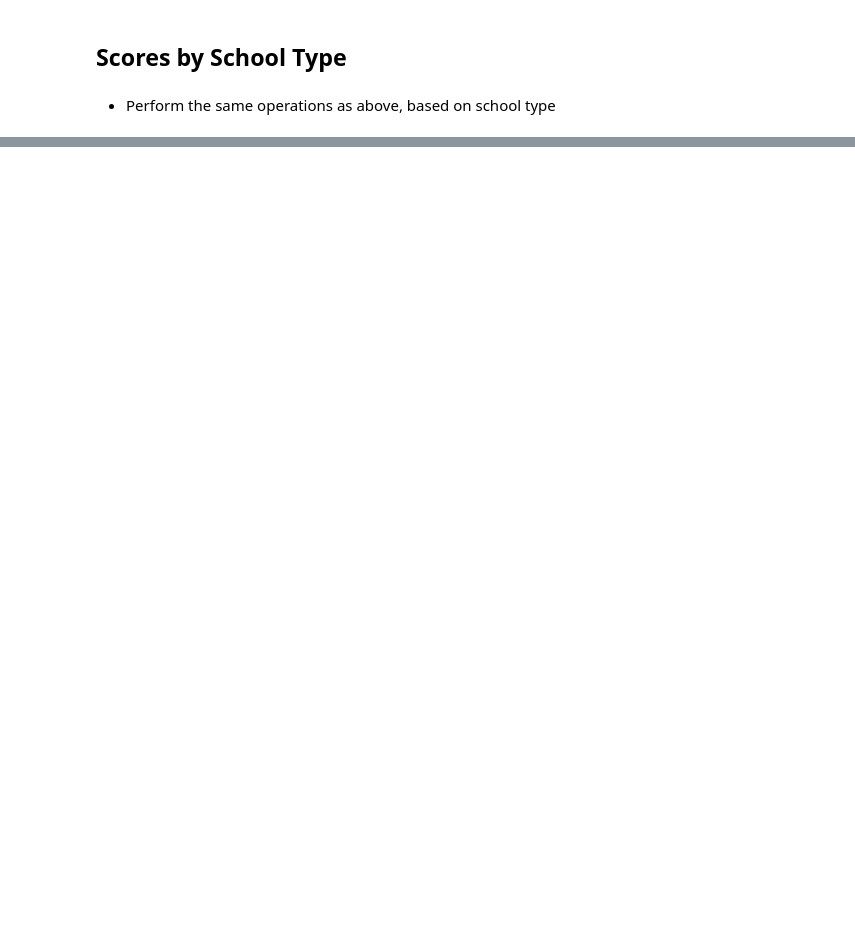
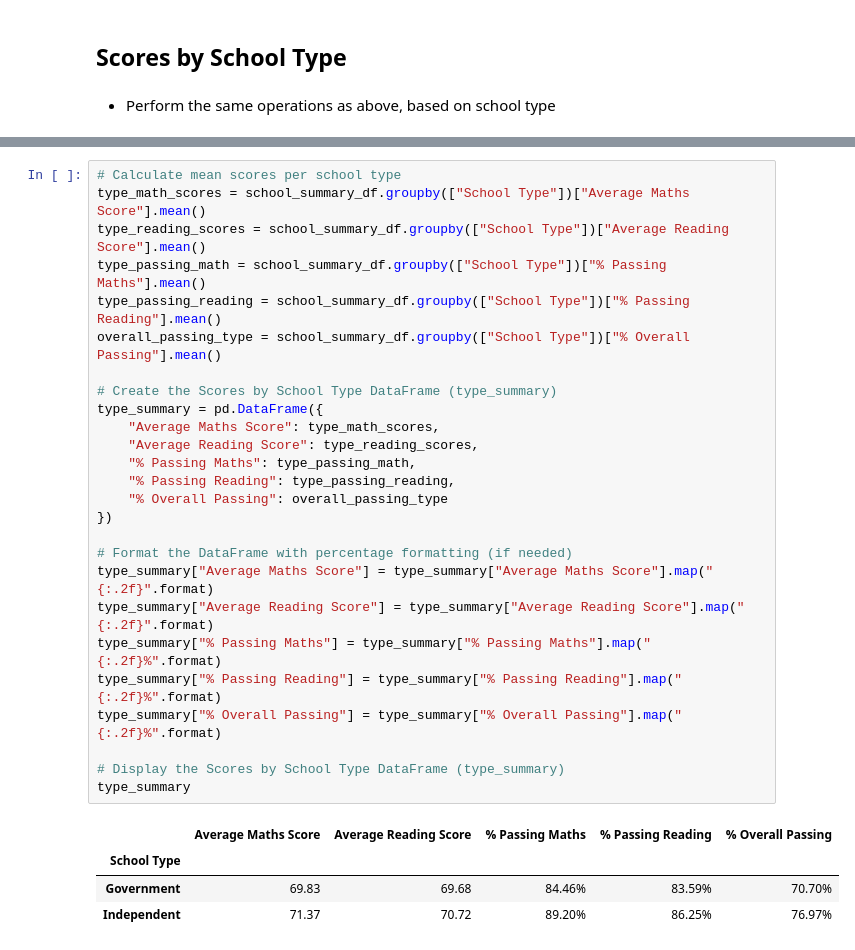
Before and after one commit to jords360/pandas-challenge, a Jupyter notebook: PyCitySchools/PyCitySchools_starter.ipynb, the cells around one changed output, grey strips where cells are left out. Drawn from its saved outputs; the diff is of its cells as text; blank space fills up the shorter version.

```diff
--- a/PyCitySchools/PyCitySchools_starter.ipynb
+++ b/PyCitySchools/PyCitySchools_starter.ipynb
@@ -346,0 +408,31 @@ reading_scores_by_year_pivot
+# %%
+# Calculate mean scores per school type
+type_math_scores = school_summary_df.groupby(["School Type"])["Average Maths Score"].mean()
+type_reading_scores = school_summary_df.groupby(["School Type"])["Average Reading Score"].mean()
+type_passing_math = school_summary_df.groupby(["School Type"])["% Passing Maths"].mean()
+type_passing_reading = school_summary_df.groupby(["School Type"])["% Passing Reading"].mean()
+overall_passing_type = school_summary_df.groupby(["School Type"])["% Overall Passing"].mean()
+
+# Create the Scores by School Type DataFrame (type_summary)
+type_summary = pd.DataFrame({
+    "Average Maths Score": type_math_scores,
+    "Average Reading Score": type_reading_scores,
+    "% Passing Maths": type_passing_math,
+    "% Passing Reading": type_passing_reading,
+    "% Overall Passing": overall_passing_type
+})
+
+# Format the DataFrame with percentage formatting (if needed)
+type_summary["Average Maths Score"] = type_summary["Average Maths Score"].map("{:.2f}".format)
+type_summary["Average Reading Score"] = type_summary["Average Reading Score"].map("{:.2f}".format)
+type_summary["% Passing Maths"] = type_summary["% Passing Maths"].map("{:.2f}%".format)
+type_summary["% Passing Reading"] = type_summary["% Passing Reading"].map("{:.2f}%".format)
+type_summary["% Overall Passing"] = type_summary["% Overall Passing"].map("{:.2f}%".format)
+
+# Display the Scores by School Type DataFrame (type_summary)
+type_summary
+# %% [output]
+|  | Average Maths Score | Average Reading Score | % Passing Maths | % Passing Reading | % Overall Passing |
+| School Type |  |  |  |  |  |
+| Government | 69.83 | 69.68 | 84.46% | 83.59% | 70.70% |
+| Independent | 71.37 | 70.72 | 89.20% | 86.25% | 76.97% |
```
Also changed, not shown: parts of 6 cells of this notebook, 1 other file.
